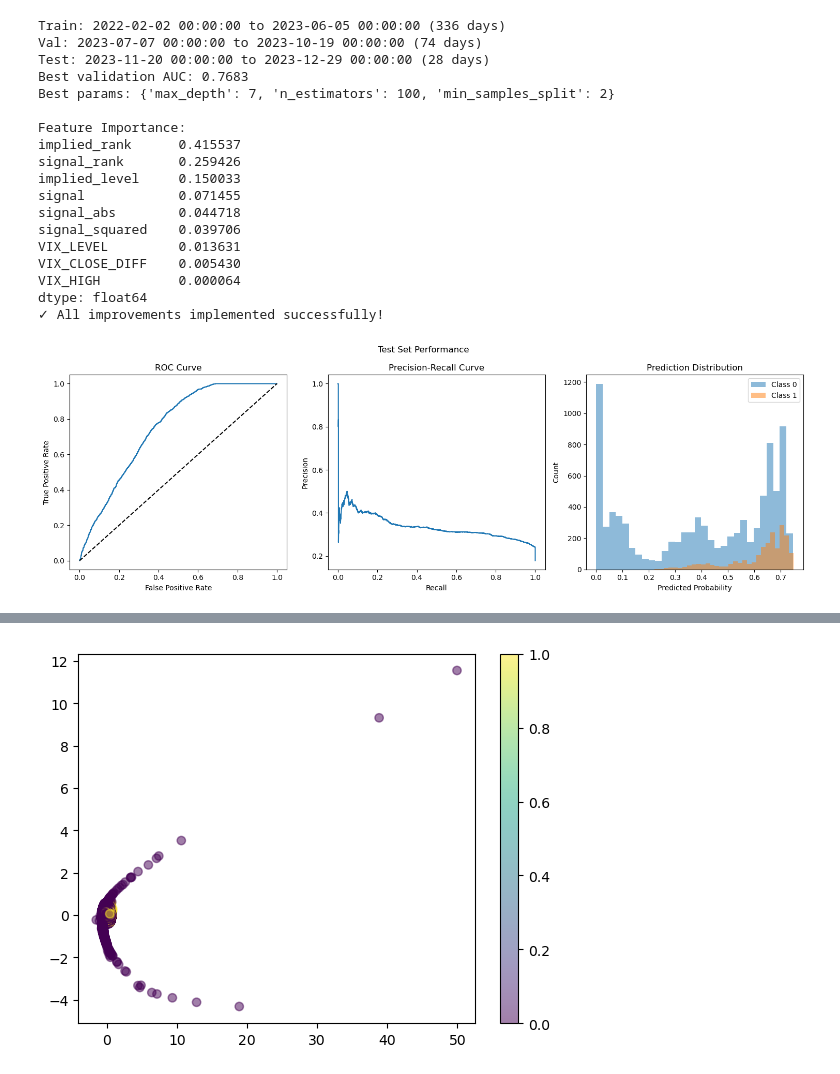
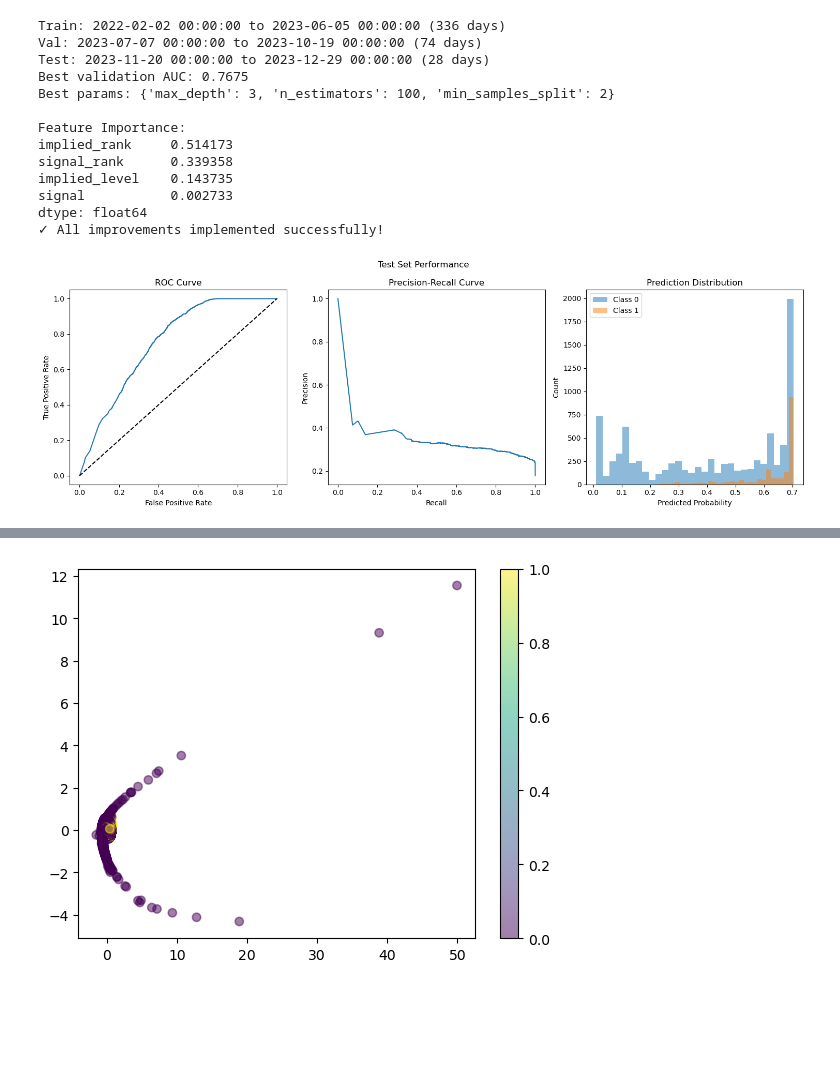
Before and after one commit to stirlitzzz/vol_forecast, a Jupyter notebook: notebooks/har_checkpoint6.ipynb, the cells around one changed output, grey strips where cells are left out. Saved outputs shown, nothing was run; the diff lists cells and outputs as text; code cells hidden in the pictures; blank space fills up the shorter version.

```diff
--- a/notebooks/har_checkpoint6.ipynb
+++ b/notebooks/har_checkpoint6.ipynb
@@ -190,8 +190,8 @@ def create_classifier_inputs_improved(forecast, implied, realized, vol_indeces=N
     X_df = pd.DataFrame({'signal': signal_aligned.reset_index(drop=True)})
 
     # Add signal transformations (no external dependencies)
-    X_df['signal_abs'] = X_df['signal'].abs()
-    X_df['signal_squared'] = X_df['signal'] ** 2
+    #X_df['signal_abs'] = X_df['signal'].abs()
+    #X_df['signal_squared'] = X_df['signal'] ** 2
     X_df['signal_rank'] = signal_aligned.groupby(level=0).rank(pct=True).reset_index(drop=True)
 
     # Add implied vol level features
@@ -375,15 +375,15 @@ train_dfs, val_dfs, test_dfs = split_train_test_multiple_with_validation(
 
 # STEP 2: Create features with the improved function:
 X_train, y_train = create_classifier_inputs_improved(
-    train_signal, train_implied, train_realized, train_vol_indeces, use_vol_indeces=True
+    train_signal, train_implied, train_realized, train_vol_indeces, use_vol_indeces=False
 )
 
 X_val, y_val = create_classifier_inputs_improved(
-    val_signal, val_implied, val_realized, val_vol_indeces, use_vol_indeces=True
+    val_signal, val_implied, val_realized, val_vol_indeces, use_vol_indeces=False
 )
 
 X_test, y_test = create_classifier_inputs_improved(
-    test_signal, test_implied, test_realized, test_vol_indeces, use_vol_indeces=True
+    test_signal, test_implied, test_realized, test_vol_indeces, use_vol_indeces=False
 )
 
 # STEP 3: Train model properly:
@@ -391,45 +391,40 @@ best_model = train_model_with_validation(X_train, y_train, X_val, y_val)
 
 # STEP 4: Evaluate on test set:
 test_pred_proba = best_model.predict_proba(X_test)[:, 1]
 test_pred = best_model.predict(X_test)
 
 # STEP 5: Get business metrics and diagnostics:
 plot_model_diagnostics(y_test, test_pred_proba, "Test Set Performance")
 
 # Feature importance
 feature_importance = pd.Series(
     best_model.feature_importances_,
     index=X_train.columns
 ).sort_values(ascending=False)
 print("\nFeature Importance:")
 print(feature_importance)
 
 # STEP 6: Calculate strategy performance (if you have returns data):
 # Assuming you have a returns matrix aligned with your realized vol
 # strategy_metrics = calculate_strategy_performance(test_positions, test_returns)
 # print(f"\nStrategy Performance: {strategy_metrics}")
 
 print("✓ All improvements implemented successfully!")
 # %% [output]
 Train: 2022-02-02 00:00:00 to 2023-06-05 00:00:00 (336 days)
 Val: 2023-07-07 00:00:00 to 2023-10-19 00:00:00 (74 days)
 Test: 2023-11-20 00:00:00 to 2023-12-29 00:00:00 (28 days)
-Best validation AUC: 0.7683
-Best params: {'max_depth': 7, 'n_estimators': 100, 'min_samples_split': 2}
+Best validation AUC: 0.7675
+Best params: {'max_depth': 3, 'n_estimators': 100, 'min_samples_split': 2}
 
 Feature Importance:
-implied_rank      0.415537
-signal_rank       0.259426
-implied_level     0.150033
-signal            0.071455
-signal_abs        0.044718
-signal_squared    0.039706
-VIX_LEVEL         0.013631
-VIX_CLOSE_DIFF    0.005430
-VIX_HIGH          0.000064
+implied_rank     0.514173
+signal_rank      0.339358
+implied_level    0.143735
+signal           0.002733
 dtype: float64
 ✓ All improvements implemented successfully!
-[figure, old version]
+[figure, new version]
 # %%
 import  shap
 
```
Also changed, not shown: parts of 4 cells of this notebook.
